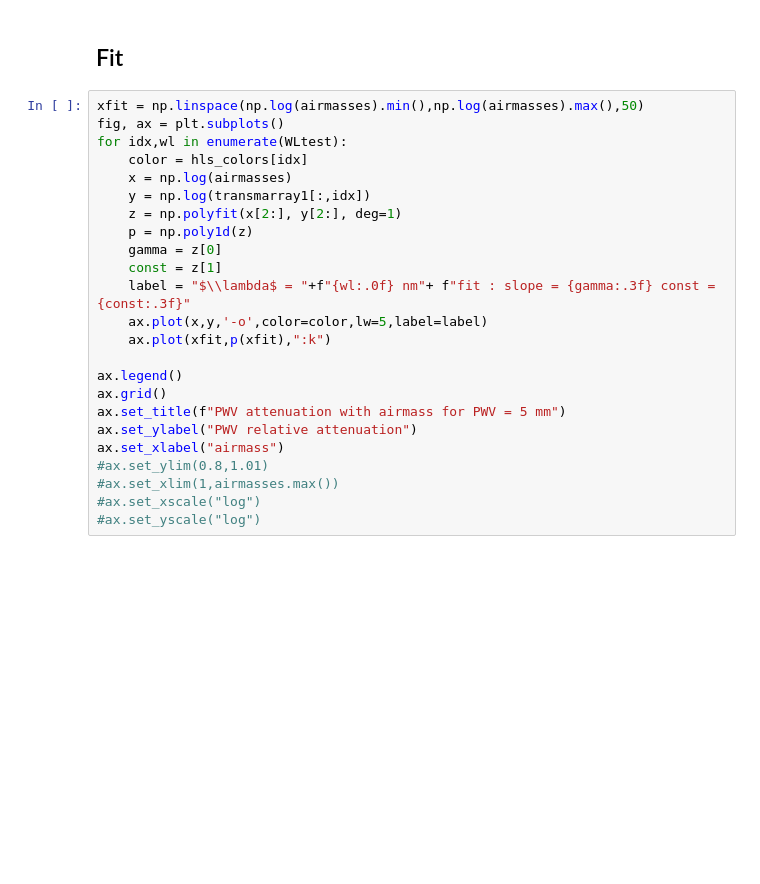
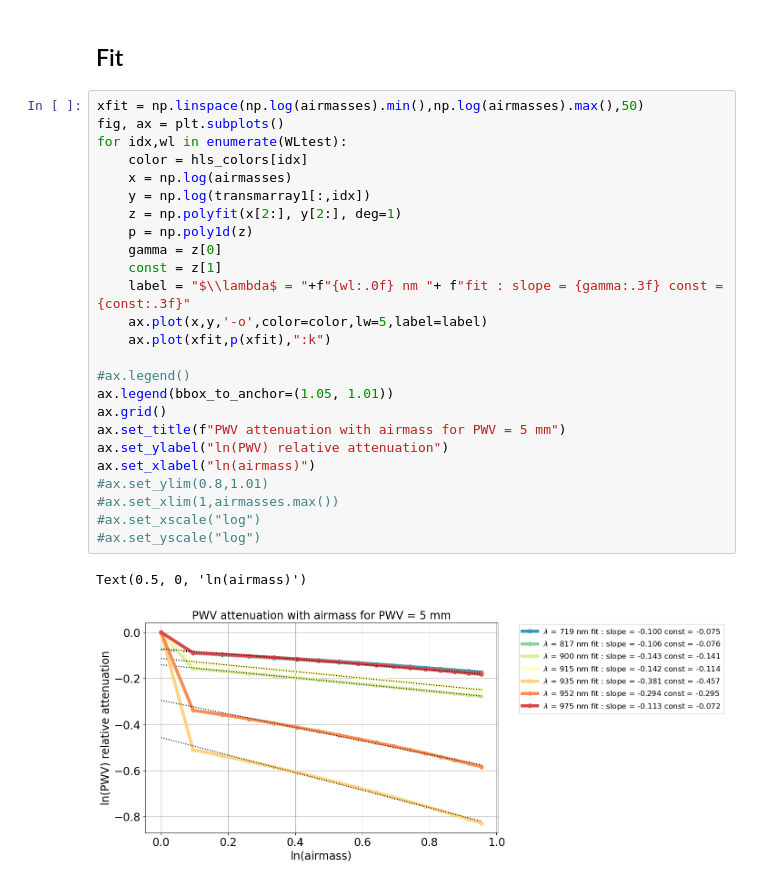
Before and after one commit to LSSTDESC/getObsAtmo, a Jupyter notebook: docs/notebooks/plot_pwvvsairmass.ipynb, the cells around one changed output. Cells and saved outputs as stored; diff of their text form; blank space fills up the shorter version.

```diff
--- a/docs/notebooks/plot_pwvvsairmass.ipynb
+++ b/docs/notebooks/plot_pwvvsairmass.ipynb
@@ -153,27 +177,31 @@ ax.set_yscale("log")
 # %%
 xfit = np.linspace(np.log(airmasses).min(),np.log(airmasses).max(),50)
 fig, ax = plt.subplots()
 for idx,wl in enumerate(WLtest):
     color = hls_colors[idx]
     x = np.log(airmasses)
     y = np.log(transmarray1[:,idx])
     z = np.polyfit(x[2:], y[2:], deg=1)
     p = np.poly1d(z)
     gamma = z[0]
     const = z[1]
-    label = "$\\lambda$ = "+f"{wl:.0f} nm"+ f"fit : slope = {gamma:.3f} const = {const:.3f}"
+    label = "$\\lambda$ = "+f"{wl:.0f} nm "+ f"fit : slope = {gamma:.3f} const = {const:.3f}"
     ax.plot(x,y,'-o',color=color,lw=5,label=label)
     ax.plot(xfit,p(xfit),":k")
 
-ax.legend()
+#ax.legend()
+ax.legend(bbox_to_anchor=(1.05, 1.01))
 ax.grid()
 ax.set_title(f"PWV attenuation with airmass for PWV = 5 mm")
-ax.set_ylabel("PWV relative attenuation")
-ax.set_xlabel("airmass")
+ax.set_ylabel("ln(PWV) relative attenuation")
+ax.set_xlabel("ln(airmass)")
 #ax.set_ylim(0.8,1.01)
 #ax.set_xlim(1,airmasses.max())
 #ax.set_xscale("log")
 #ax.set_yscale("log")
+# %% [output]
+Text(0.5, 0, 'ln(airmass)')
+[figure, added]
 # %%
 xfit = np.linspace(np.log(airmasses).min(),np.log(airmasses).max(),50)
 fig, ax = plt.subplots()
```
Also changed, not shown: parts of 10 cells of this notebook, 1 other file.
